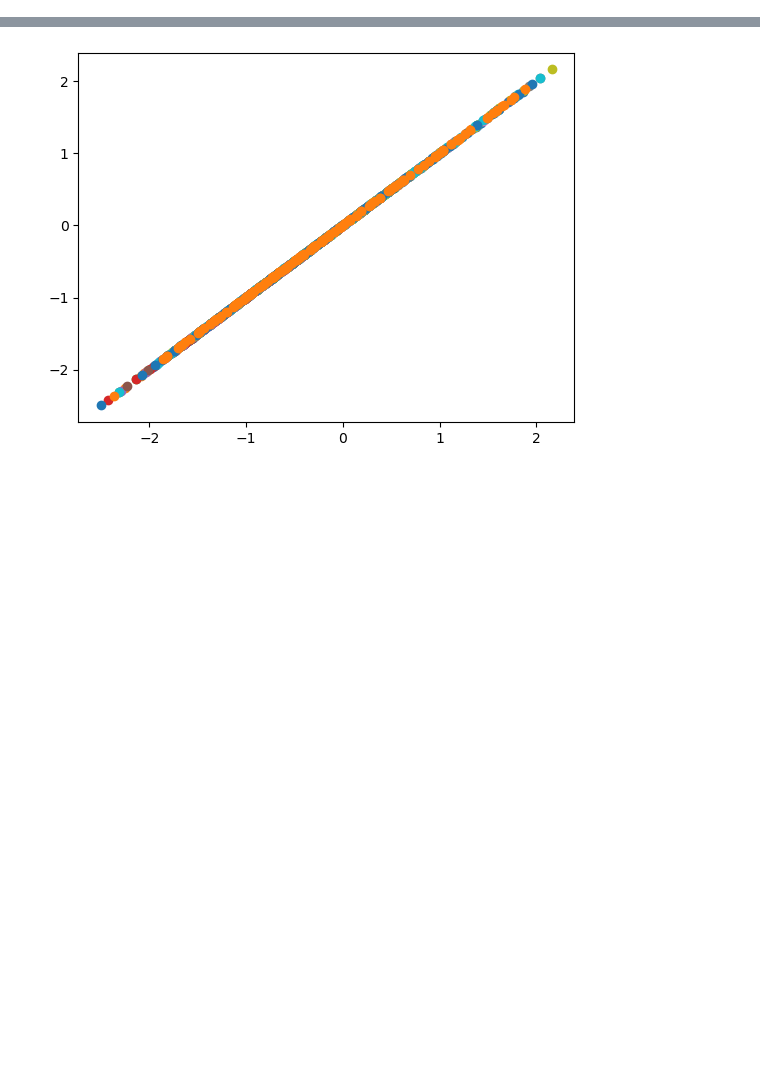
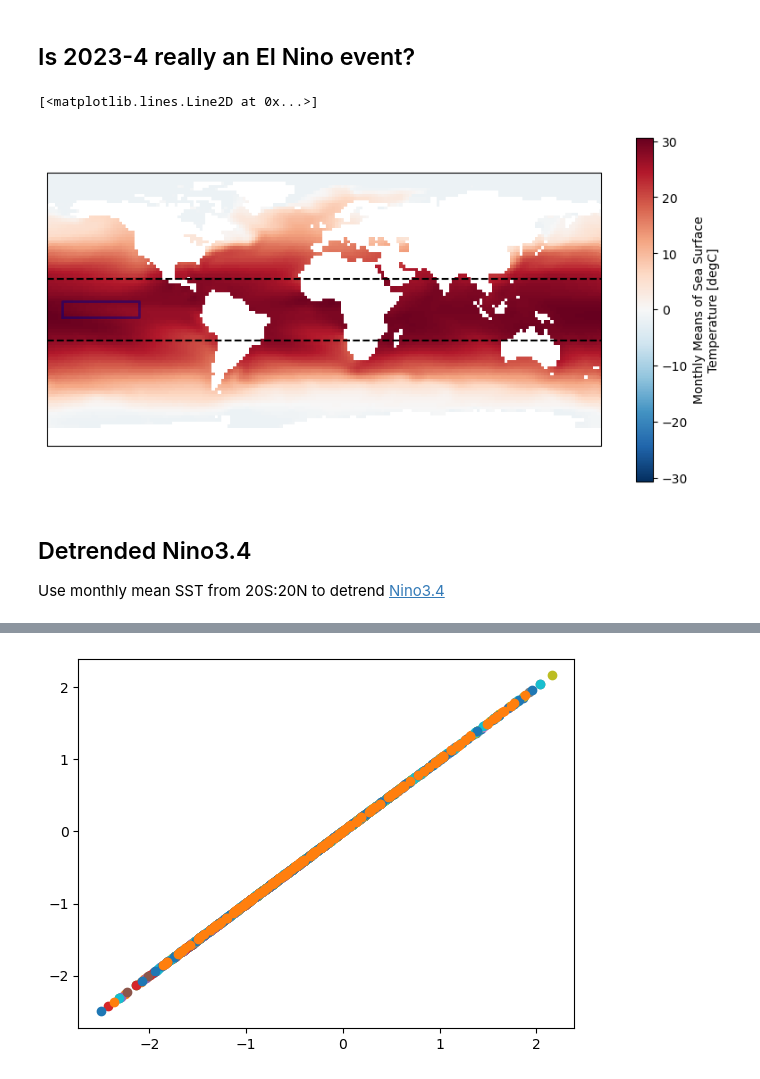
Before and after one commit to clairbarnes/wwa-current, a Jupyter notebook: 10_misc/detrended_nino34/py_nino34_det.ipynb, the cells around one changed output, grey strips where cells are left out. Drawn from its saved outputs; the diff is of its cells as text; code cells hidden in the pictures; blank space fills up the shorter version.

```diff
--- a/10_misc/detrended_nino34/py_nino34_det.ipynb
+++ b/10_misc/detrended_nino34/py_nino34_det.ipynb
@@ -5,0 +34,19 @@ Use monthly mean SST from 20S:20N to detrend [Nino3.4](https://climexp.knmi.nl/g
+# %% [markdown]
+## Is 2023-4 really an El Nino event?
+# %%
+ersst = wrap_lon(xr.open_dataset("sst.mnmean.nc").sst)
+
+xn, xx, yn, yx = [-170,-120,-5,5]
+# %%
+ersst.sel(time = slice("2023-12","2024-02")).mean("time").plot(figsize = (10,5), subplot_kws = {"projection" : cartopy.crs.PlateCarree()})
+ax = plt.gca()
+
+[ax.axhline(x, color = "k", ls = "--") for x in [-20,20]]
+ax.plot([xn,xn,xx,xx,xn], [yn,yx,yx,yn,yn], color = "darkblue", lw = 2, alpha = 0.5)
+# %% [output]
+[<matplotlib.lines.Line2D at 0x...>]
+[figure, added]
+# %% [markdown]
+## Detrended Nino3.4
+
+Use monthly mean SST from 20S:20N to detrend [Nino3.4](https://climexp.knmi.nl/getindices.cgi?WMO=NCDCData/ersst_nino3.4a&STATION=NINO3.4&TYPE=i&id=someone@somewhere)
```
Also changed, not shown: parts of 22 cells of this notebook, 1 other file.
